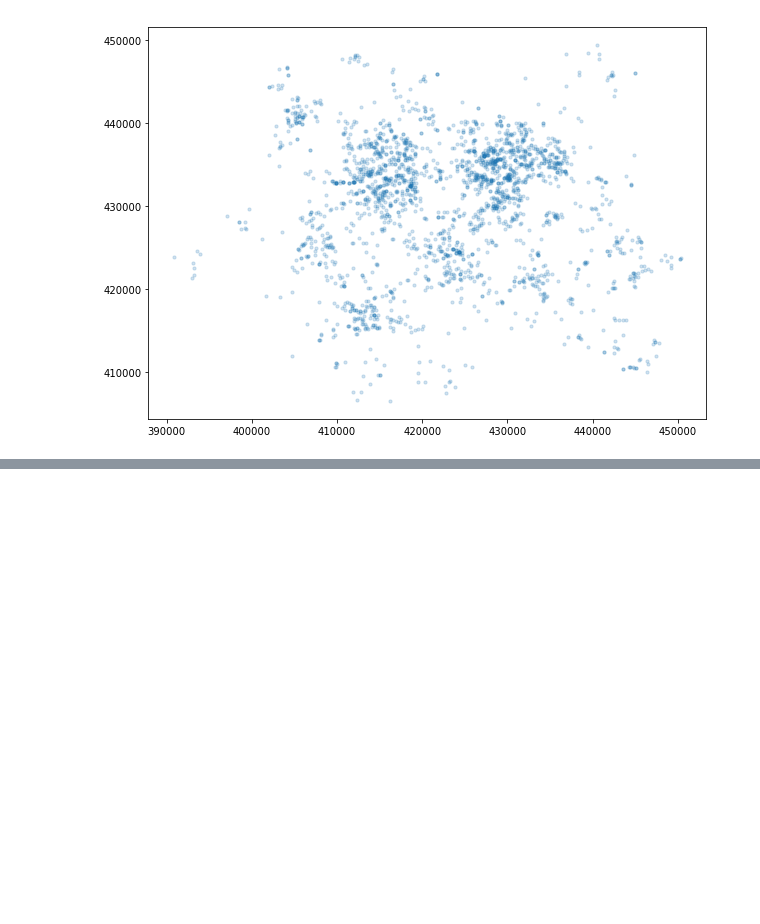
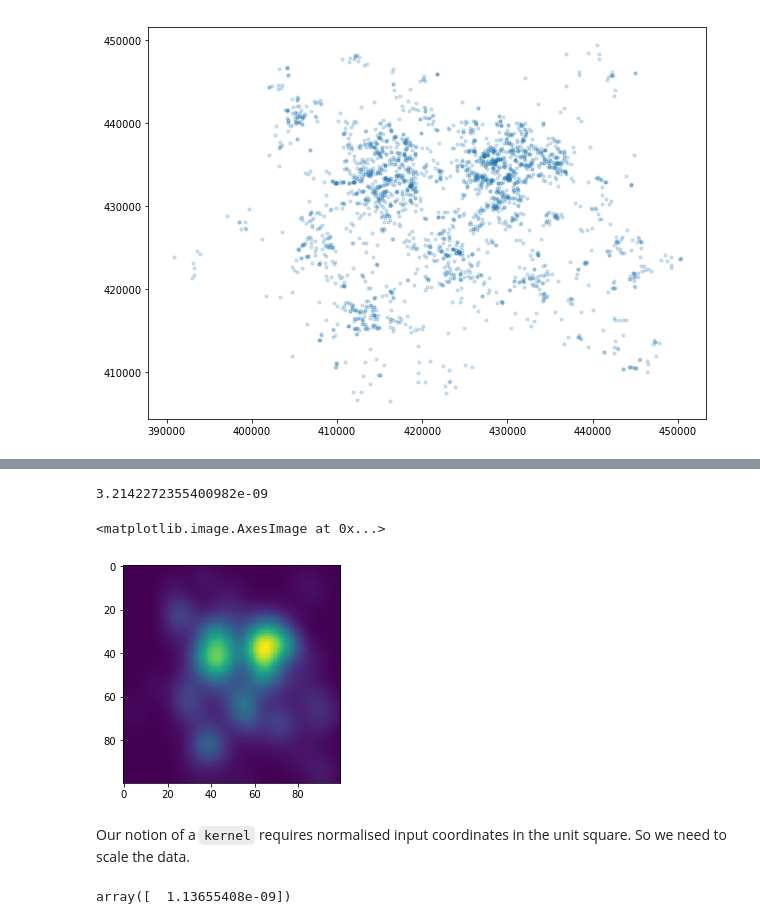
Before and after one commit to QuantCrimAtLeeds/PredictCode, a Jupyter notebook: Example Data Sets.ipynb, the cells around one changed output, grey strips where cells are left out. Cells and saved outputs as stored; diff of their text form; code cells hidden in the pictures; blank space fills up the shorter version.

```diff
--- a/Example Data Sets.ipynb
+++ b/Example Data Sets.ipynb
@@ -88,0 +117,26 @@ ax.scatter(projected_points.xcoords, projected_points.ycoords, s=10, alpha=0.2)
+# %%
+kernel = scipy.stats.gaussian_kde(projected_points.coords)
+# %%
+X, Y = np.mgrid[bbox.xmin:bbox.xmax:100j, bbox.ymin:bbox.ymax:100j]
+positions = np.vstack([X.ravel(), Y.ravel()])
+Z = np.reshape(kernel(positions).T, X.shape)
+np.max(Z)
+# %% [output]
+3.2142272355400982e-09
+# %%
+plt.imshow(np.rot90(Z))
+# %% [output]
+<matplotlib.image.AxesImage at 0x...>
+[figure, added]
+# %% [markdown]
+Our notion of a `kernel` requires normalised input coordinates in the unit square.  So we need to scale the data.
+# %%
+def scaled_kernel(pts):
+    npts = np.empty_like(pts)
+    npts[0] = pts[0] * (bbox.xmax - bbox.xmin) + bbox.xmin
+    npts[1] = pts[1] * (bbox.ymax - bbox.ymin) + bbox.ymin
+    return kernel(npts)
+
+scaled_kernel(np.array([0.5,0.5]))
+# %% [output]
+array([  1.13655408e-09])
```
Also changed, not shown: parts of 9 cells of this notebook.
